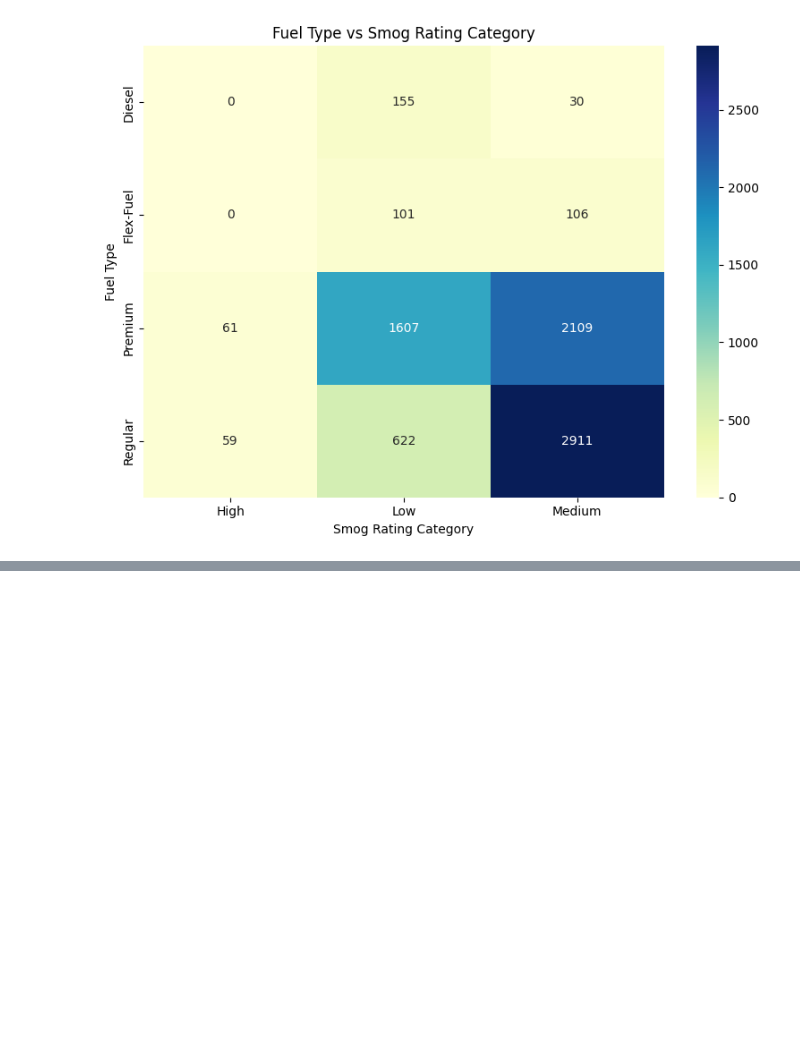
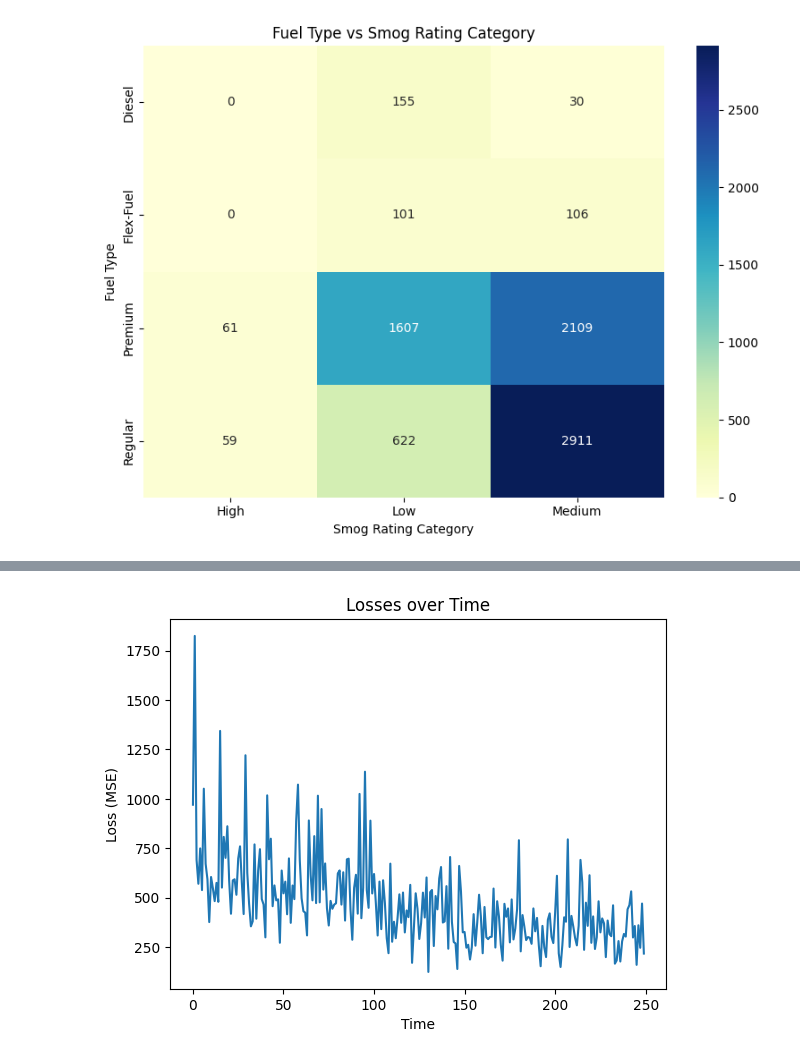
Before and after one commit to KalebW1229/CMSC320-Final-Project, a Jupyter notebook: checkpoint2.ipynb, the cells around one changed output, grey strips where cells are left out. Cells and saved outputs as stored; diff of their text form; code cells hidden in the pictures; blank space fills up the shorter version.

```diff
--- a/checkpoint2.ipynb
+++ b/checkpoint2.ipynb
@@ -444,0 +618,22 @@ Class is a nominal attribute, so we have to do some frequency encoding to prepar
+# %%
+criterion = nn.MSELoss()
+optimizer = optim.Adam(model.parameters(), lr=0.01)
+
+epochs = 250
+losses = []
+for epoch in range(epochs):
+    running_loss = 0.0
+    for batch_idx, (data, targets) in enumerate(train_loader):
+        # Forward pass
+        output = model.forward(data)
+        # Backward pass
+        targets = targets.double()
+        loss = criterion(output, targets)
+        running_loss += loss.item()
+        loss.backward()
+        optimizer.step()
+        optimizer.zero_grad()
+    losses.append(loss.item())
+    print(f'Epoch {epoch+1}/{epochs}, Loss: {loss.item()}')
+
+print('Finished Training')
@@ -444,0 +658,23 @@ Class is a nominal attribute, so we have to do some frequency encoding to prepar
+# %%
+### DO NOT MODIFY HERE!
+test_loss = 0.0
+for batch_idx, (data, targets) in enumerate(test_loader):
+    loss = criterion(model(data), targets)
+    test_loss += loss.item()
+test_loss = test_loss / len(test_loader)
+
+train_loss = 0.0
+for batch_idx, (data, targets) in enumerate(train_loader):
+    loss = criterion(model(data), targets)
+    train_loss += loss.item()
+train_loss = train_loss / len(train_loader)
+
+print("Train Loss:", train_loss)
+print("Test Loss:", test_loss)
+
+plt.plot(losses)
+plt.title("Losses over Time")
+plt.xlabel("Time")
+plt.ylabel("Loss (MSE)")
+plt.show()
+# %% [output]
@@ -444,0 +683 @@ Class is a nominal attribute, so we have to do some frequency encoding to prepar
+[figure, added]
```
Also changed, not shown: parts of 24 cells of this notebook, 1 other file.
